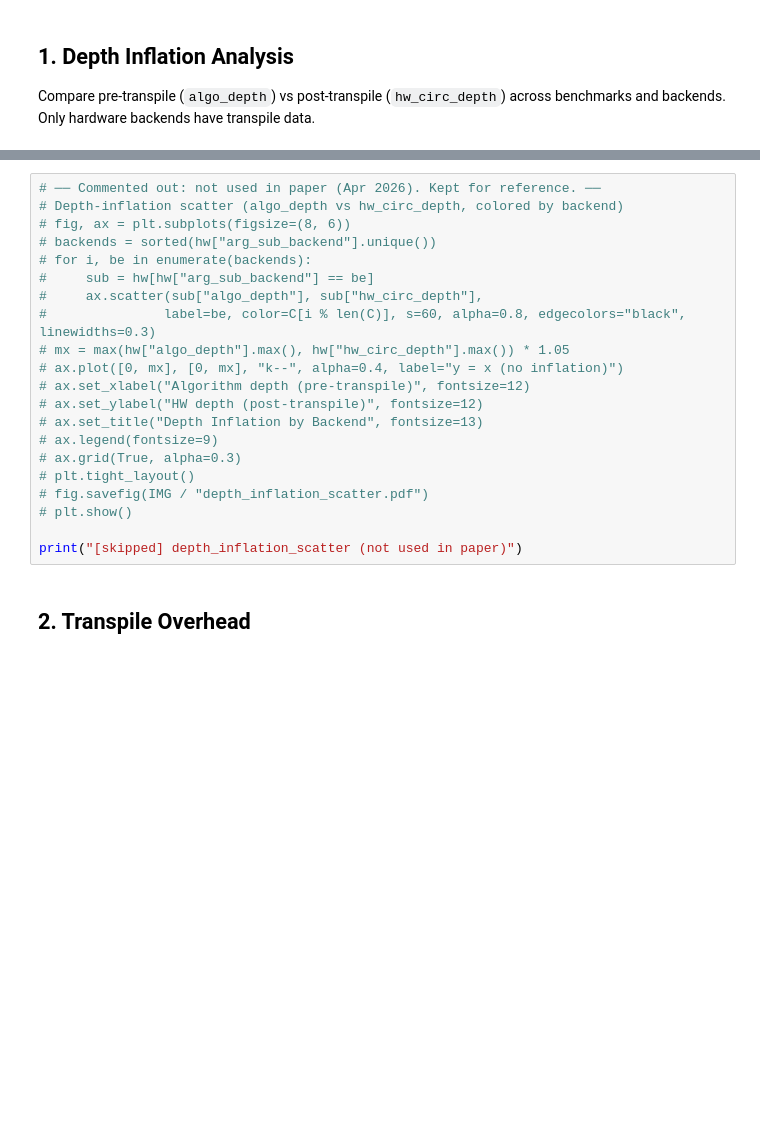
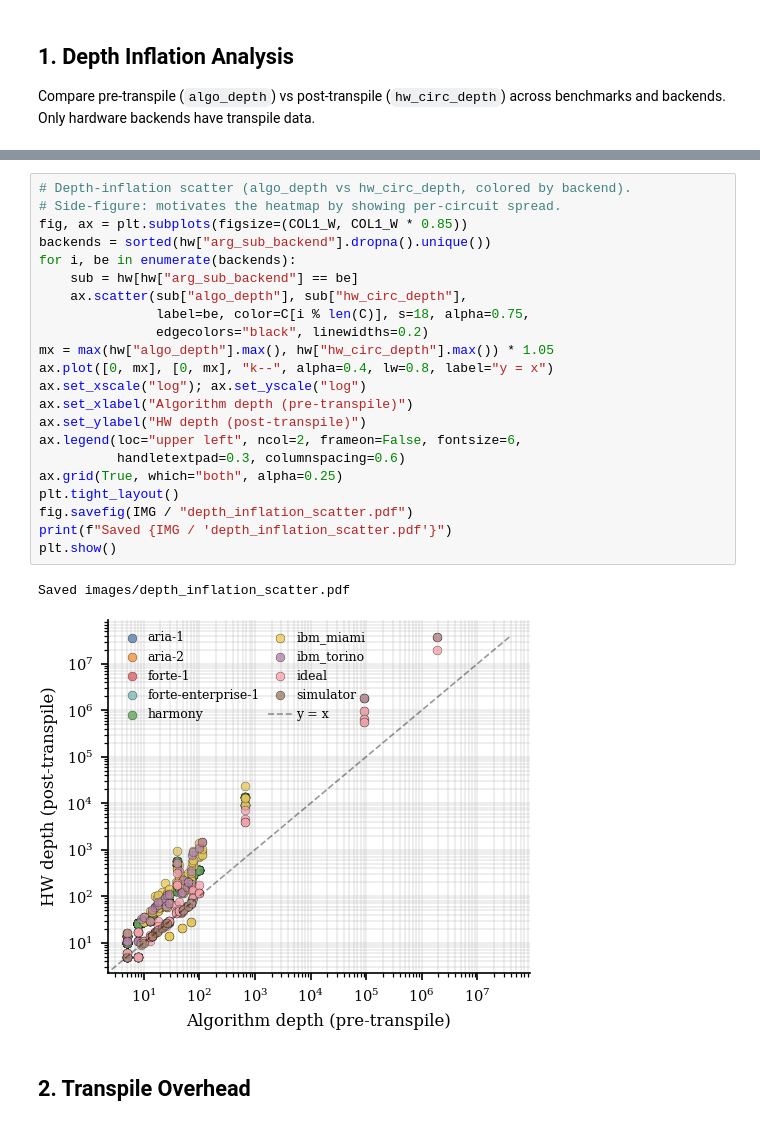
Before and after one commit to srikarchundury/MQBac, a Jupyter notebook: 1_analyze.ipynb, the cells around one changed output, grey strips where cells are left out. Saved outputs shown, nothing was run; the diff lists cells and outputs as text; blank space fills up the shorter version.

```diff
--- a/1_analyze.ipynb
+++ b/1_analyze.ipynb
@@ -97,24 +112,28 @@ Saved images/depth_inflation_heatmap.pdf
 # %%
-# ── Commented out: not used in paper (Apr 2026). Kept for reference. ──
-# Depth-inflation scatter (algo_depth vs hw_circ_depth, colored by backend)
-# fig, ax = plt.subplots(figsize=(8, 6))
-# backends = sorted(hw["arg_sub_backend"].unique())
-# for i, be in enumerate(backends):
-#     sub = hw[hw["arg_sub_backend"] == be]
-#     ax.scatter(sub["algo_depth"], sub["hw_circ_depth"],
-#               label=be, color=C[i % len(C)], s=60, alpha=0.8, edgecolors="black", linewidths=0.3)
-# mx = max(hw["algo_depth"].max(), hw["hw_circ_depth"].max()) * 1.05
-# ax.plot([0, mx], [0, mx], "k--", alpha=0.4, label="y = x (no inflation)")
-# ax.set_xlabel("Algorithm depth (pre-transpile)", fontsize=12)
-# ax.set_ylabel("HW depth (post-transpile)", fontsize=12)
-# ax.set_title("Depth Inflation by Backend", fontsize=13)
-# ax.legend(fontsize=9)
-# ax.grid(True, alpha=0.3)
-# plt.tight_layout()
-# fig.savefig(IMG / "depth_inflation_scatter.pdf")
-# plt.show()
-
-print("[skipped] depth_inflation_scatter (not used in paper)")
+# Depth-inflation scatter (algo_depth vs hw_circ_depth, colored by backend).
+# Side-figure: motivates the heatmap by showing per-circuit spread.
+fig, ax = plt.subplots(figsize=(COL1_W, COL1_W * 0.85))
+backends = sorted(hw["arg_sub_backend"].dropna().unique())
+for i, be in enumerate(backends):
+    sub = hw[hw["arg_sub_backend"] == be]
+    ax.scatter(sub["algo_depth"], sub["hw_circ_depth"],
+               label=be, color=C[i % len(C)], s=18, alpha=0.75,
+               edgecolors="black", linewidths=0.2)
+mx = max(hw["algo_depth"].max(), hw["hw_circ_depth"].max()) * 1.05
+ax.plot([0, mx], [0, mx], "k--", alpha=0.4, lw=0.8, label="y = x")
+ax.set_xscale("log"); ax.set_yscale("log")
+ax.set_xlabel("Algorithm depth (pre-transpile)")
+ax.set_ylabel("HW depth (post-transpile)")
+ax.legend(loc="upper left", ncol=2, frameon=False, fontsize=6,
+          handletextpad=0.3, columnspacing=0.6)
+ax.grid(True, which="both", alpha=0.25)
+plt.tight_layout()
+fig.savefig(IMG / "depth_inflation_scatter.pdf")
+print(f"Saved {IMG / 'depth_inflation_scatter.pdf'}")
+plt.show()
+# %% [output]
+Saved images/depth_inflation_scatter.pdf
+[figure, added]
 # %% [markdown]
 ## 2. Transpile Overhead
 # %%
```
Also changed, not shown: parts of 9 cells of this notebook, 12 other files.
